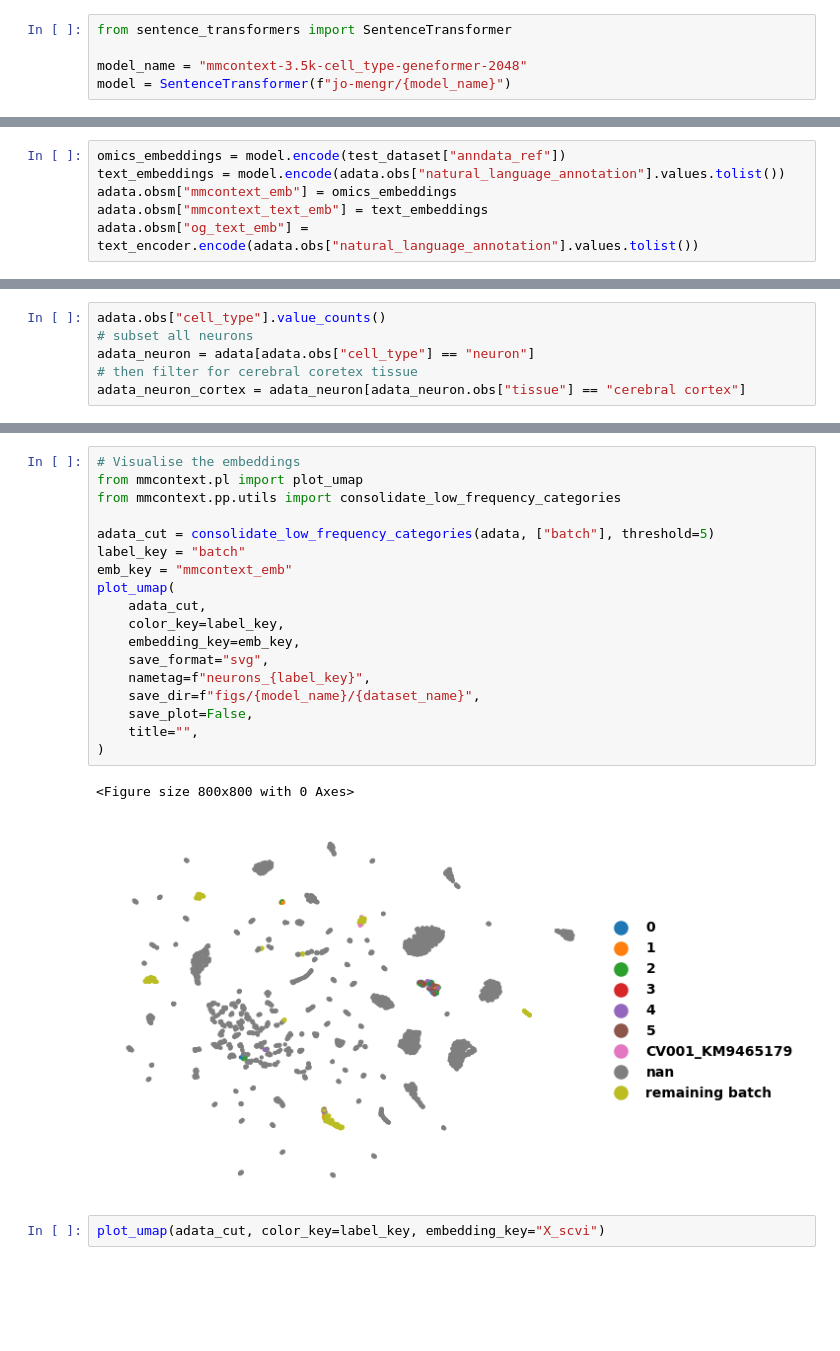
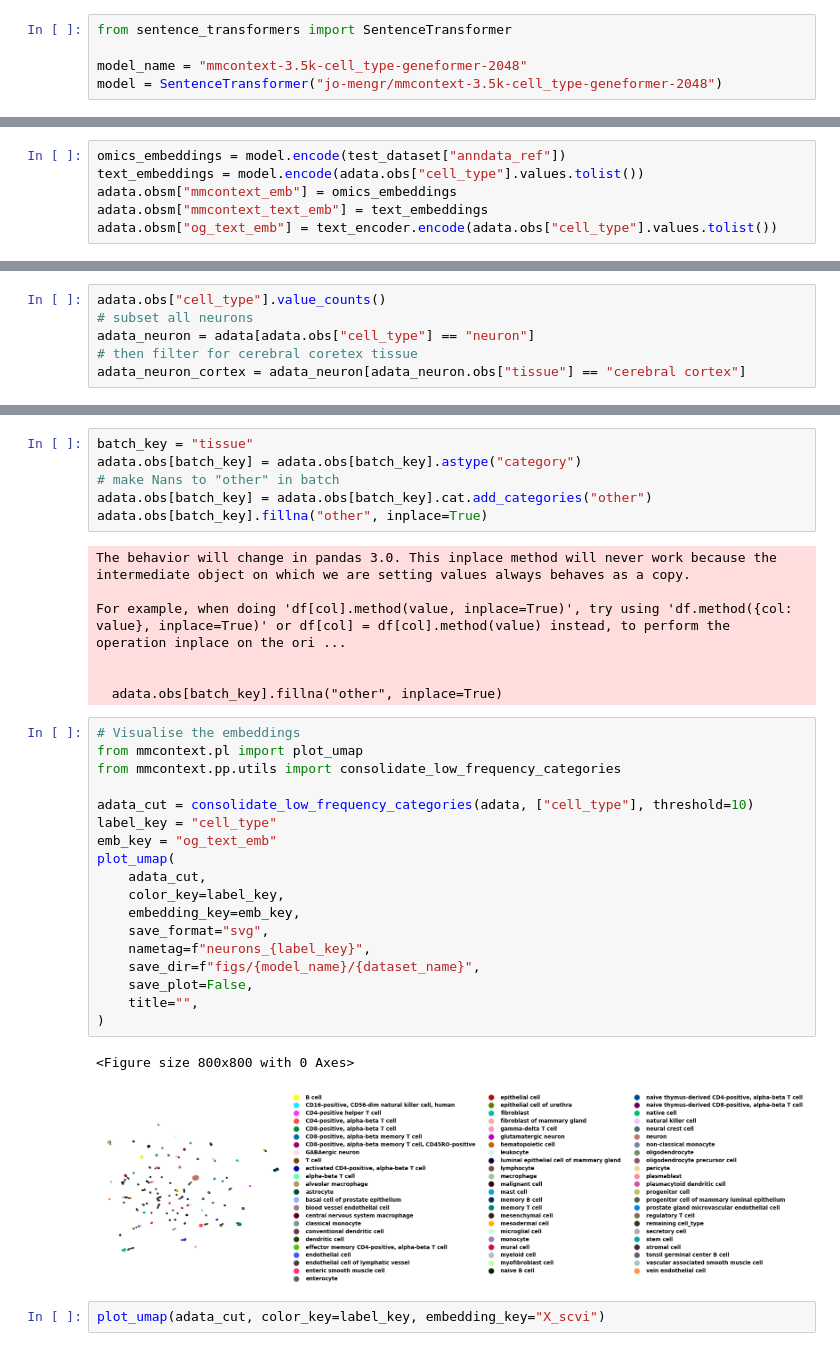
Before and after one commit to mengerj/mmcontext, a Jupyter notebook: exploratory/notebooks/evaluate_model.ipynb, the cells around one changed output, grey strips where cells are left out. Saved outputs shown, nothing was run; the diff lists cells and outputs as text; blank space fills up the shorter version.

```diff
--- a/exploratory/notebooks/evaluate_model.ipynb
+++ b/exploratory/notebooks/evaluate_model.ipynb
@@ -15,4 +13,4 @@ test_dataset = dataset["train"]
 from sentence_transformers import SentenceTransformer
 
 model_name = "mmcontext-3.5k-cell_type-geneformer-2048"
-model = SentenceTransformer(f"jo-mengr/{model_name}")
+model = SentenceTransformer("jo-mengr/mmcontext-3.5k-cell_type-geneformer-2048")
@@ -35,9 +34,9 @@ if "pairs" in dataset_name:
 # %%
 omics_embeddings = model.encode(test_dataset["anndata_ref"])
-text_embeddings = model.encode(adata.obs["natural_language_annotation"].values.tolist())
+text_embeddings = model.encode(adata.obs["cell_type"].values.tolist())
 adata.obsm["mmcontext_emb"] = omics_embeddings
 adata.obsm["mmcontext_text_emb"] = text_embeddings
-adata.obsm["og_text_emb"] = text_encoder.encode(adata.obs["natural_language_annotation"].values.tolist())
+adata.obsm["og_text_emb"] = text_encoder.encode(adata.obs["cell_type"].values.tolist())
 # %%
 adata.obs["natural_language_annotation"].values[4]
 # %% [output]
@@ -81,24 +103,37 @@ del adata.uns["batch_colors"]
+# %%
+batch_key = "tissue"
+adata.obs[batch_key] = adata.obs[batch_key].astype("category")
+# make Nans to "other" in batch
+adata.obs[batch_key] = adata.obs[batch_key].cat.add_categories("other")
+adata.obs[batch_key].fillna("other", inplace=True)
+# %% [output]
+The behavior will change in pandas 3.0. This inplace method will never work because the intermediate object on which we are setting values always behaves as a copy.
+
+For example, when doing 'df[col].method(value, inplace=True)', try using 'df.method({col: value}, inplace=True)' or df[col] = df[col].method(value) instead, to perform the operation inplace on the ori ...
+
+
+  adata.obs[batch_key].fillna("other", inplace=True)
 # %%
 # Visualise the embeddings
 from mmcontext.pl import plot_umap
 from mmcontext.pp.utils import consolidate_low_frequency_categories
 
-adata_cut = consolidate_low_frequency_categories(adata, ["batch"], threshold=5)
-label_key = "batch"
-emb_key = "mmcontext_emb"
+adata_cut = consolidate_low_frequency_categories(adata, ["cell_type"], threshold=10)
+label_key = "cell_type"
+emb_key = "og_text_emb"
 plot_umap(
     adata_cut,
     color_key=label_key,
     embedding_key=emb_key,
     save_format="svg",
     nametag=f"neurons_{label_key}",
     save_dir=f"figs/{model_name}/{dataset_name}",
     save_plot=False,
     title="",
 )
 # %% [output]
 <Figure size 800x800 with 0 Axes>
-[figure, old version]
+[figure, new version]
 # %%
 plot_umap(adata_cut, color_key=label_key, embedding_key="X_scvi")
 # %% [output]
```
Also changed, not shown: parts of 11 cells of this notebook, 5 other files.
